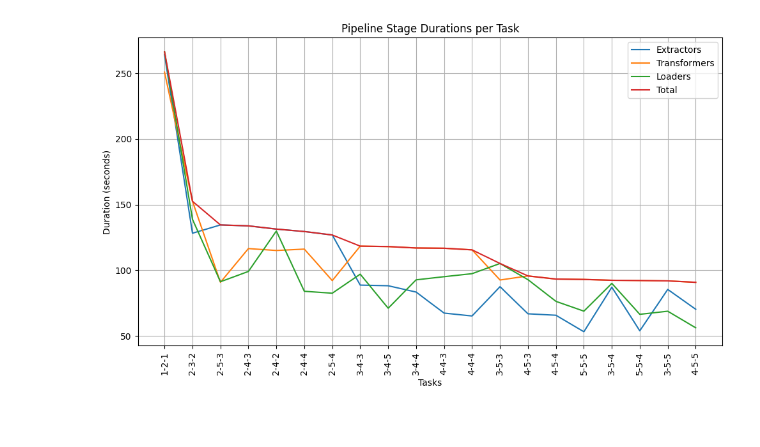
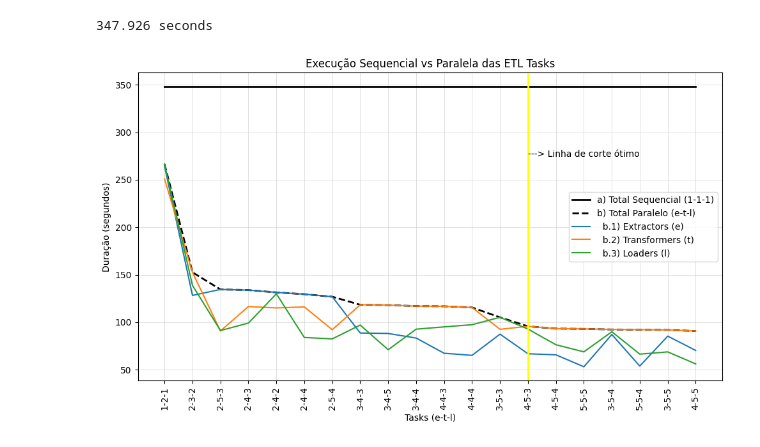
Before and after one commit to offcomputer/usp-airflow-project, a Jupyter notebook: src/notebooks/results.ipynb, the cells around one changed output. Saved outputs shown, nothing was run; the diff lists cells and outputs as text; code cells hidden in the pictures.

Commit message:
update: results graph details

```diff
--- a/src/notebooks/results.ipynb
+++ b/src/notebooks/results.ipynb
@@ -4,5 +14,4 @@ import matplotlib.pyplot as plt
 # %%
-df_logs = pd.read_csv('tmp/logs.csv', parse_dates=['timestamp'])
 cols = ['extractors', 'transformers', 'loaders']
 df_time_span = (
     df_logs
@@ -26,7 +35,8 @@ df_grouped = (
 df_grouped['total_pipeline_time'] = df_grouped[cols].max(axis=1)
 config_map = df_logs[['run_id', 'tasks']].drop_duplicates()
 df_summary = df_grouped.merge(config_map, on='run_id')
-result = df_summary[['run_id'] + cols + ['total_pipeline_time', 'tasks']]
+result = \
+    df_summary.copy()[['run_id'] + cols + ['total_pipeline_time', 'tasks']]
 result['etl_variance'] = result[cols].var(axis=1)
 result = result.sort_values(by='etl_variance').head(20)
 result
@@ -53,21 +58,42 @@ See the caveats in the documentation: https://pandas.pydata.org/pandas-docs/stab
 | 24 | 2bfd9e22-a768-43bd-aa65-6ae8b026e291 | 67.384 | 116.804 | 95.139 | 116.804 | 4-4-3 | 613.674775 |
 | 74 | a096aeac-ae82-4e95-b317-1b46618093b8 | 134.560 | 90.864 | 91.286 | 134.560 | 2-5-3 | 630.359596 |
 | 51 | 6829cf35-7823-4bfb-9894-5124b1b23ace | 65.195 | 115.573 | 97.426 | 115.573 | 4-4-4 | 651.015642 |
+# %%
+df_summary[df_summary['tasks'] == '1-1-1']
+sequential_time = sum([df_summary[c].values[0] for c in cols])
+result['sequential_time'] = sequential_time
+print(sequential_time, 'seconds')
+# %% [output]
+347.926 seconds
 # %%
 result_sorted = result.sort_values(by='total_pipeline_time', ascending=False)
 
 plt.figure(figsize=(10, 6))
-plt.plot(result_sorted['tasks'], result_sorted['extractors'], label='Extractors')
-plt.plot(result_sorted['tasks'], result_sorted['transformers'], label='Transformers')
-plt.plot(result_sorted['tasks'], result_sorted['loaders'], label='Loaders')
-plt.plot(result_sorted['tasks'], result_sorted['total_pipeline_time'], label='Total')
-plt.xlabel('Tasks')
-plt.ylabel('Duration (seconds)')
-plt.title('Pipeline Stage Durations per Task')
+plt.plot(result_sorted['tasks'], result_sorted['sequential_time'],
+         label='a) Total Sequencial (1-1-1)', color='black', linewidth=2)
+plt.plot(result_sorted['tasks'], result_sorted['total_pipeline_time'],
+         label='b) Total Paralelo (e-t-l)',
+         color='black', linestyle='--', linewidth=2)
+plt.plot(result_sorted['tasks'],
+         result_sorted['extractors'],
+         label='  b.1) Extractors (e)')
+plt.plot(result_sorted['tasks'],
+         result_sorted['transformers'],
+         label='  b.2) Transformers (t)')
+plt.plot(result_sorted['tasks'],
+         result_sorted['loaders'],
+         label='  b.3) Loaders (l)')
+plt.xlabel('Tasks (e-t-l)')
+plt.ylabel('Duração (segundos)')
+plt.title('Execução Sequencial vs Paralela das ETL Tasks')
 plt.xticks(rotation=90)
+plt.axvline(x=13, color='yellow', linewidth=2)
+ymax = plt.ylim()[1]
+plt.text(13, ymax * 0.75, '---> Linha de corte ótimo', color='black',
+         va='bottom', ha='left', fontsize=10)
 plt.legend()
 plt.tight_layout()
-plt.grid(True)
+plt.grid(color='lightgray', linewidth=0.5)
 plt.show()
 # %% [output]
-[figure, old version]
+[figure, new version]
```
Also changed, not shown: parts of 2 cells of this notebook.
